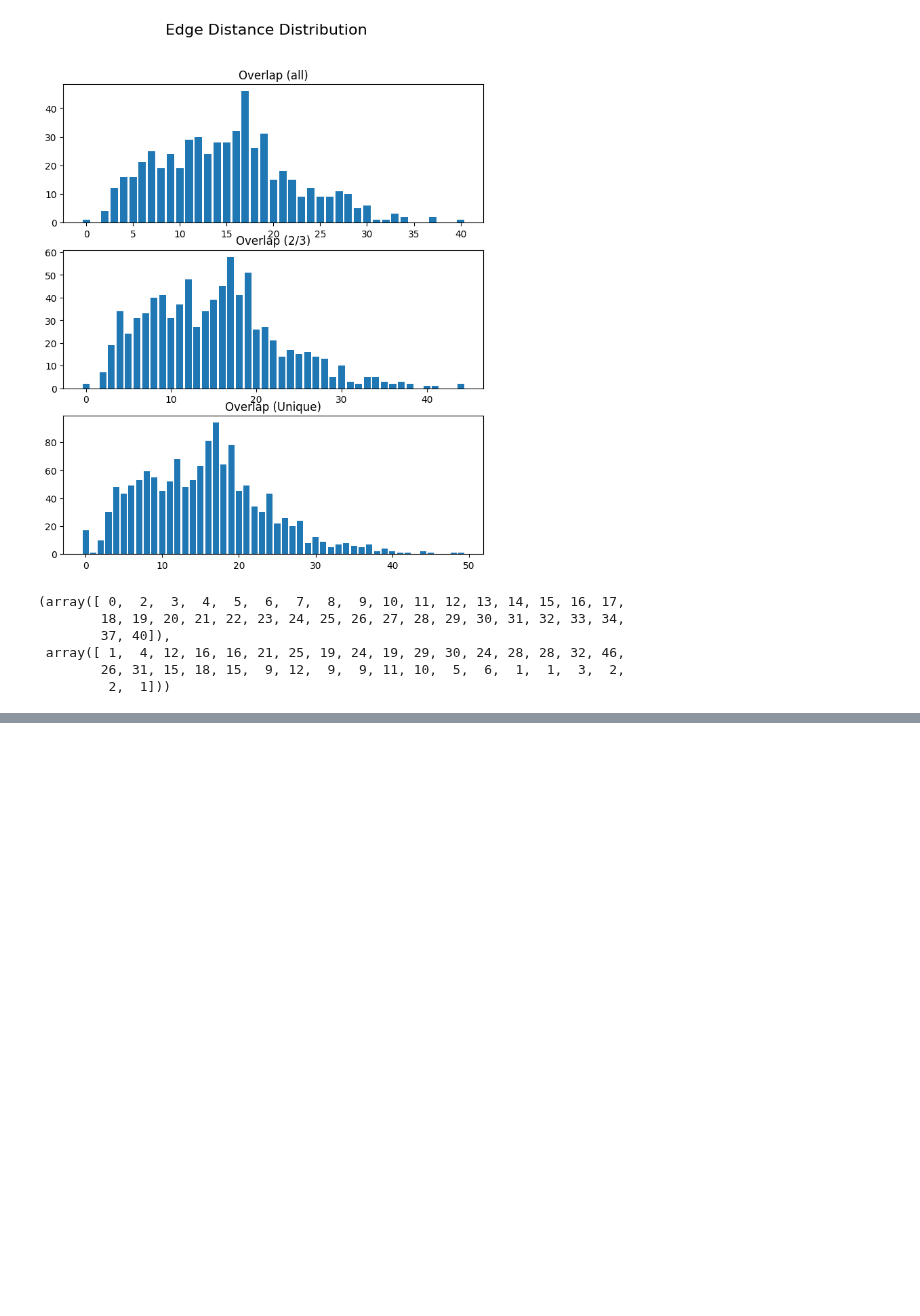
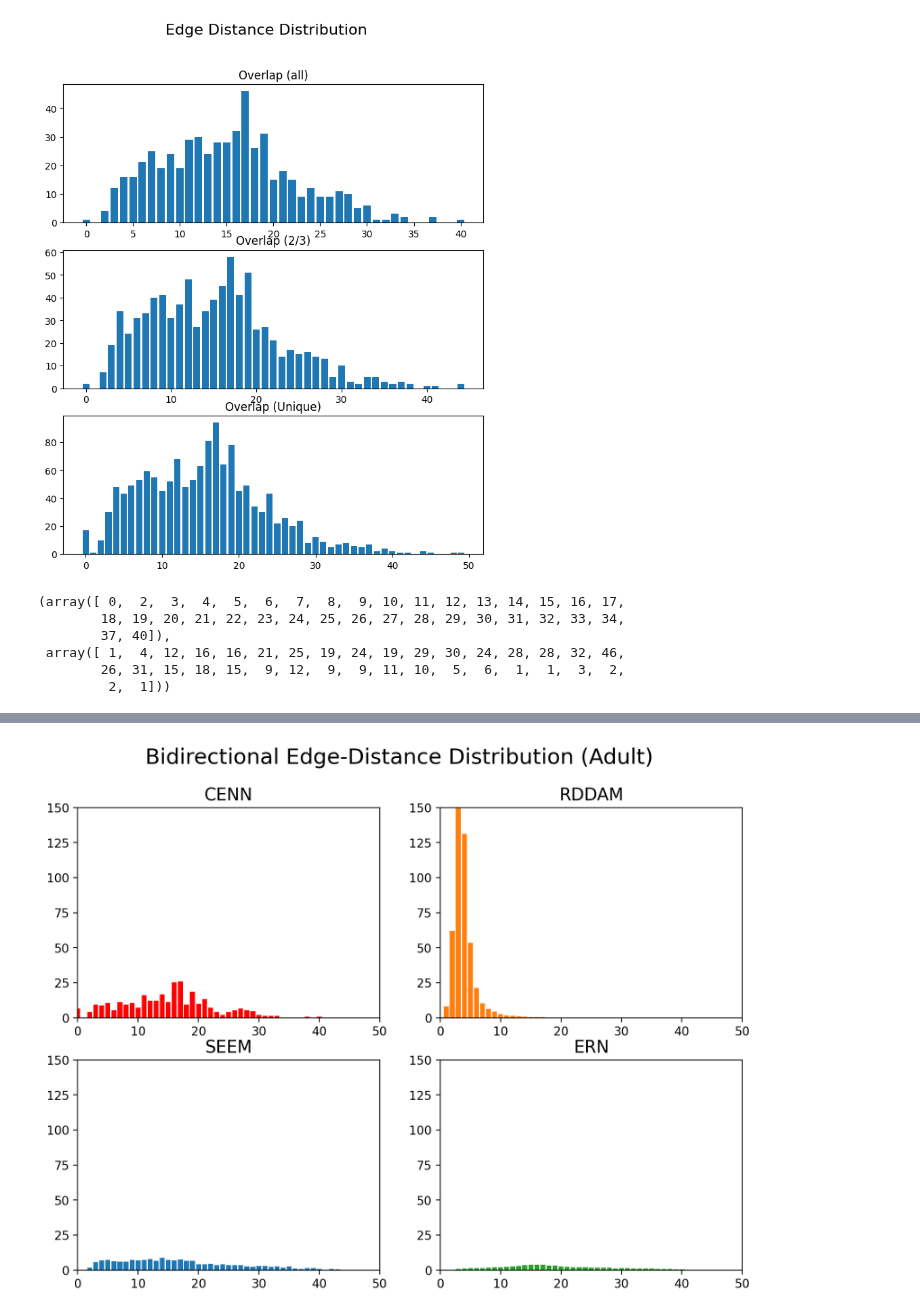
Before and after one commit to Zach-Attach/SEEM, a Jupyter notebook: src/analysis/display.ipynb, the cells around one changed output, grey strips where cells are left out. Cells and saved outputs as stored; diff of their text form; code cells hidden in the pictures; blank space fills up the shorter version.

```diff
--- a/src/analysis/display.ipynb
+++ b/src/analysis/display.ipynb
@@ -444,0 +453,16 @@ Overlap Data
+# %%
+multiBarPlot([2,2],
+[
+  # degreeSequence(G_W8,title='CENN', presentation=False, subplot=True),
+avgDistDist(bidirectionalSubgraphArray([G_W7, G_W8, G_White]),title='CENN', presentation=False, subplot=True),
+avgDistDist(bidirectionalSubgraphArray(SEEM_Array_Witvliet[6] + SEEM_Array_Witvliet[7] + SEEM_White),title='SEEM', presentation=False, subplot=True),
+avgDistDist(bidirectionalSubgraphArray(RDDAM_Graphs_W7 + RDDAM_Graphs_W8 + RDDAM_Graphs_White),title='RDDAM', presentation=False, subplot=True),
+avgDistDist(bidirectionalSubgraphArray(rand_Graphs_W7 + rand_Graphs_W8 + rand_Graphs_White),title='Erdos-Renyi', presentation=False, subplot=True)],
+['CENN','SEEM','RDDAM','ERN'],
+title='Bidirectional Edge-Distance Distribution (Adult)',
+figsize=(10,7),
+maxX=50,
+maxY=150,
+save='data/images/distributions/bidistDist_W8.png')
+# %% [output]
+[figure, added]
```
Also changed, not shown: parts of 16 cells of this notebook, 12 other files.
